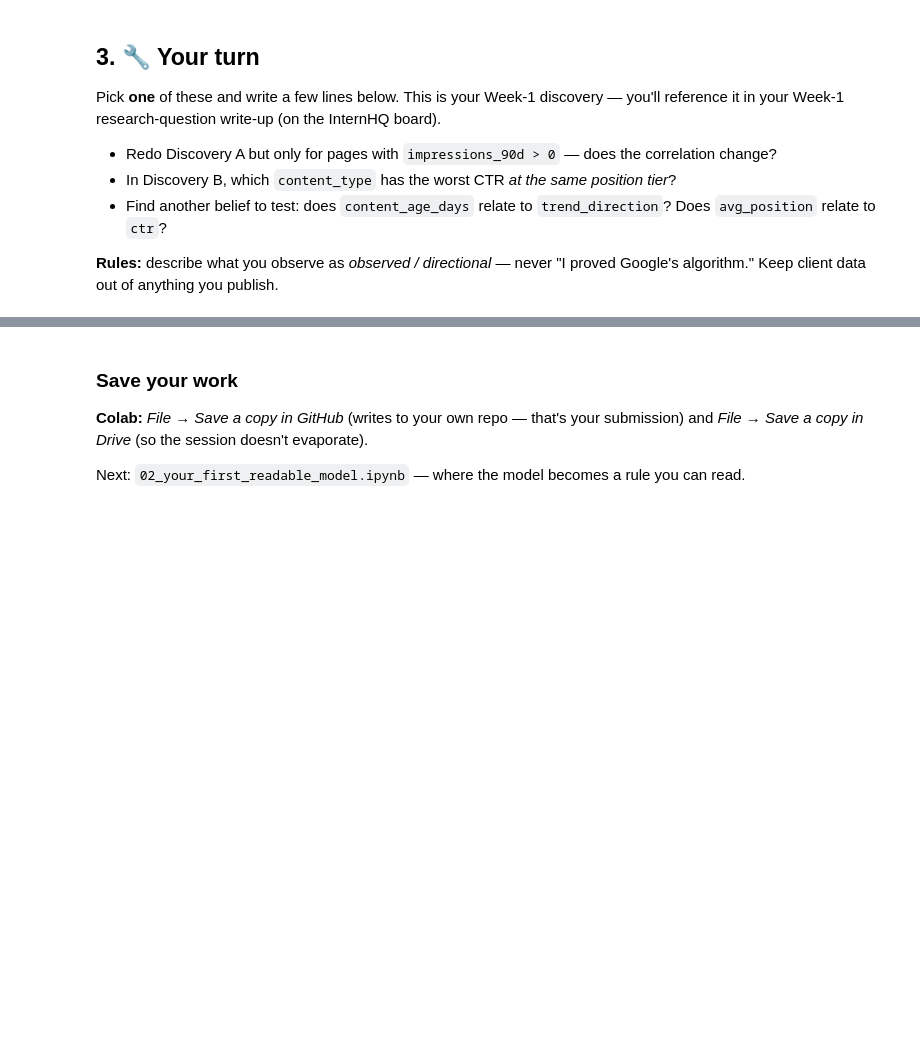
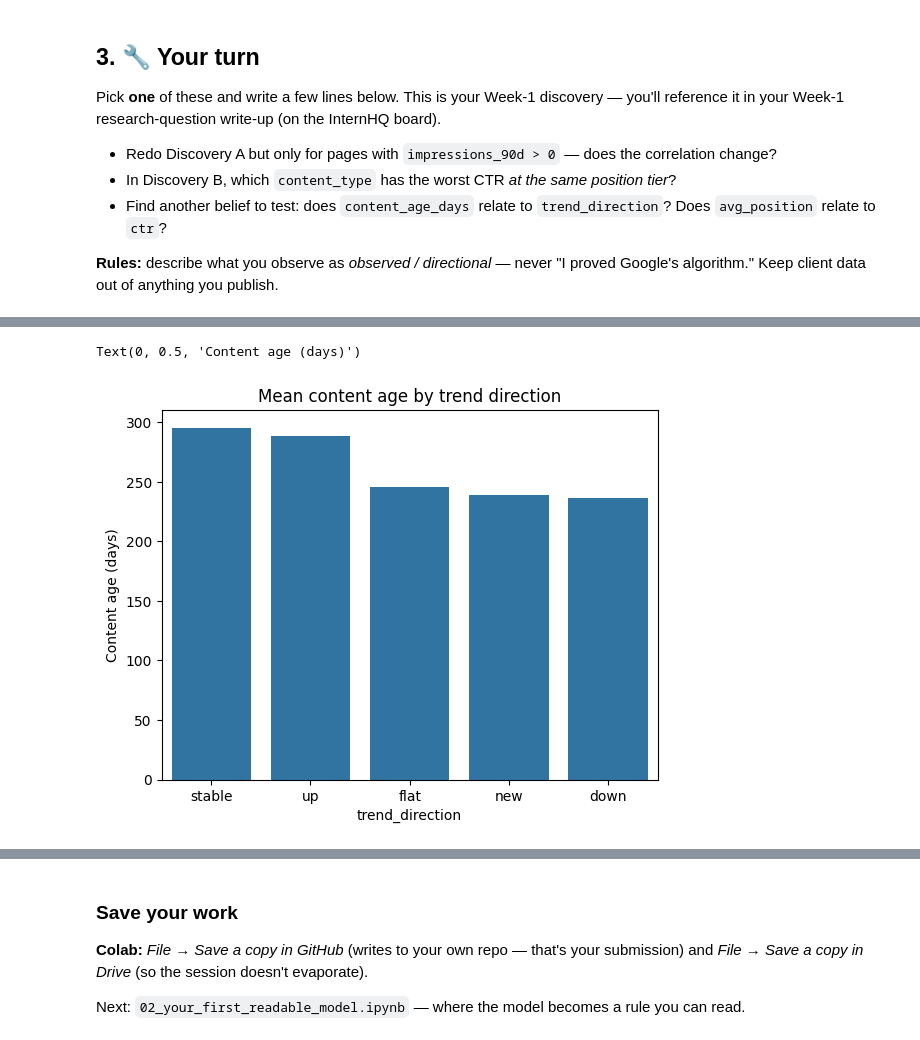
Before and after one commit to ChristianGaleno/flyrank-internship-starter, a Jupyter notebook: notebooks/01_first_look_and_discovery.ipynb, the cells around one changed output, grey strips where cells are left out. Saved outputs shown, nothing was run; the diff lists cells and outputs as text; code cells hidden in the pictures; blank space fills up the shorter version.

```diff
--- a/notebooks/01_first_look_and_discovery.ipynb
+++ b/notebooks/01_first_look_and_discovery.ipynb
@@ -155,0 +173,11 @@ Pick **one** of these and write a few lines below. This is your Week-1 discovery
+# %%
+import matplotlib.pyplot as plt
+import seaborn as sns
+
+visual1 = subset.groupby("trend_direction")["content_age_days"].mean().sort_values(ascending=False)
+sns.barplot(x=visual.index, y=visual.values)
+plt.title("Mean content age by trend direction")
+plt.ylabel("Content age (days)")
+# %% [output]
+Text(0, 0.5, 'Content age (days)')
+[figure, added]
```
Also changed, not shown: parts of 5 cells of this notebook.
